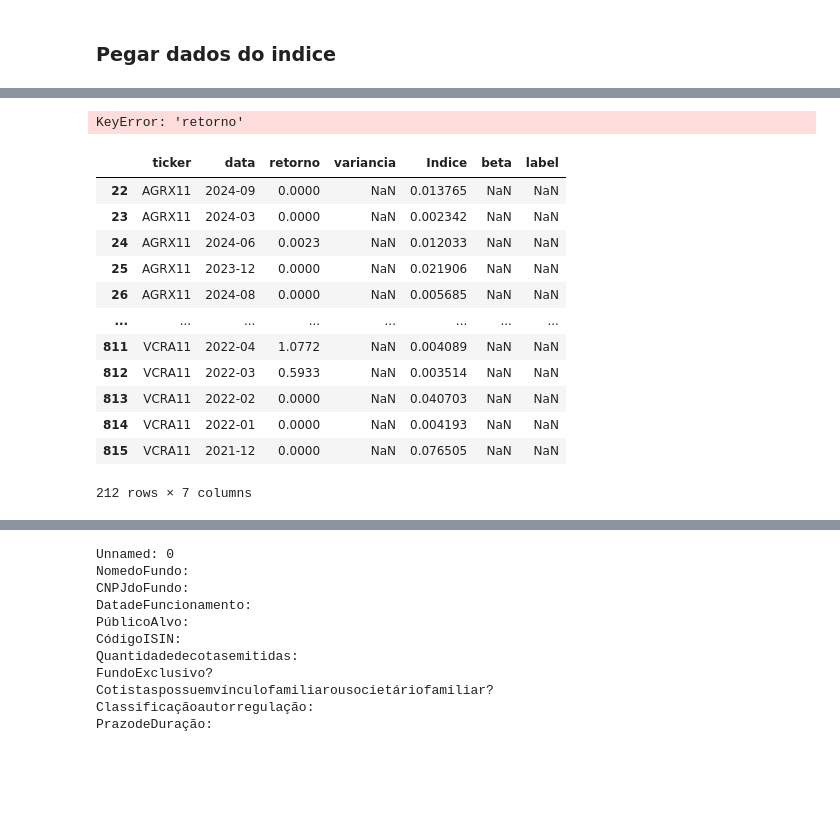
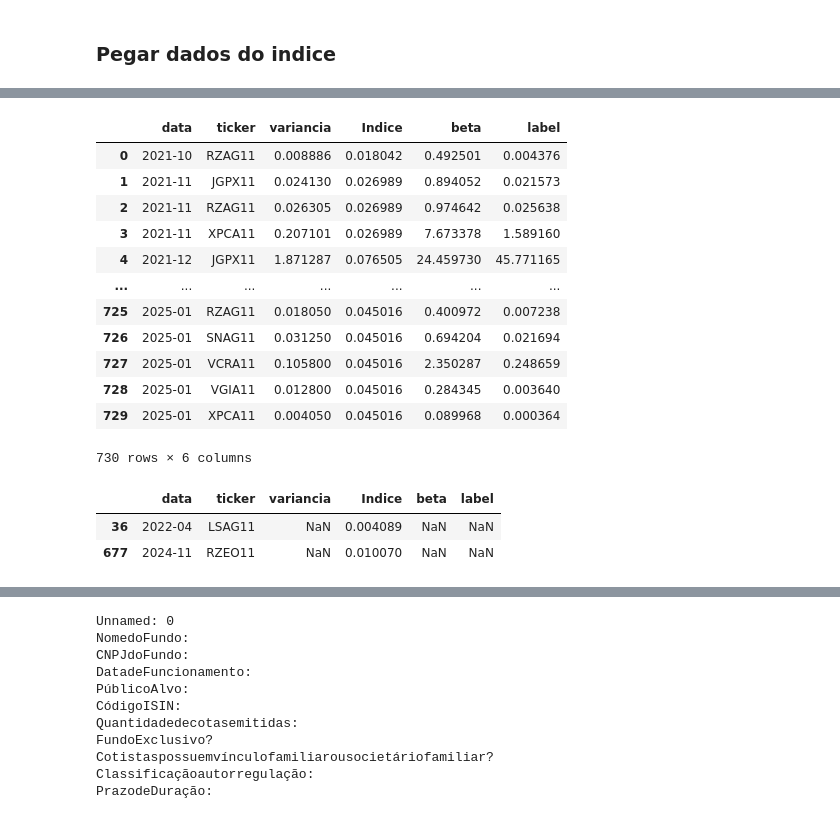
Before and after one commit to ErikMaia/tcc, a Jupyter notebook: src/analisys.ipynb, the cells around one changed output, grey strips where cells are left out. Cells and saved outputs as stored; diff of their text form; code cells hidden in the pictures; blank space fills up the shorter version.

```diff
--- a/src/analisys.ipynb
+++ b/src/analisys.ipynb
@@ -324,7 +321,7 @@ rotulo,variance
 # %% [markdown]
 ### Pegar dados do indice
 # %%
-indice = yf.download(['XFIX11.SA'], start='2019-1-1', end='',multi_level_index=False)['Open']
+indice = yf.download(['XFIX11.SA'], start='2019-1-1',multi_level_index=False)['Open']
 indice = indice.reset_index()
 indice['Data'] = indice['Date'].dt.to_period('M')
 indice = indice.groupby(by='Data')['Open'].var().reset_index()
@@ -344,23 +365,24 @@ rotulo
 # %%
-rotulo['beta'] = rotulo['variancia'] / rotulo['Indice']
-rotulo['label'] = rotulo['beta'] * rotulo['variancia'] * rotulo['retorno']
-
+rotulo['label'] = rotulo['beta'] * rotulo['variancia']
 rotulo
 # %% [output]
+|  | data | ticker | variancia | Indice | beta | label |
+| 0 | 2021-10 | RZAG11 | 0.008886 | 0.018042 | 0.492501 | 0.004376 |
+| 1 | 2021-11 | JGPX11 | 0.024130 | 0.026989 | 0.894052 | 0.021573 |
+| 2 | 2021-11 | RZAG11 | 0.026305 | 0.026989 | 0.974642 | 0.025638 |
+| 3 | 2021-11 | XPCA11 | 0.207101 | 0.026989 | 7.673378 | 1.589160 |
+| 4 | 2021-12 | JGPX11 | 1.871287 | 0.076505 | 24.459730 | 45.771165 |
+| ... | ... | ... | ... | ... | ... | ... |
+| 725 | 2025-01 | RZAG11 | 0.018050 | 0.045016 | 0.400972 | 0.007238 |
+| 726 | 2025-01 | SNAG11 | 0.031250 | 0.045016 | 0.694204 | 0.021694 |
+| 727 | 2025-01 | VCRA11 | 0.105800 | 0.045016 | 2.350287 | 0.248659 |
+| 728 | 2025-01 | VGIA11 | 0.012800 | 0.045016 | 0.284345 | 0.003640 |
+| 729 | 2025-01 | XPCA11 | 0.004050 | 0.045016 | 0.089968 | 0.000364 |
-KeyError: 'retorno'
+730 rows × 6 columns
 # %%
-rotulo.loc[rotulo['label'].isna()]
+without_label = rotulo.loc[rotulo['label'].isna()]
+without_label.head()
 # %% [output]
-|  | ticker | data | retorno | variancia | Indice | beta | label |
-| 22 | AGRX11 | 2024-09 | 0.0000 | NaN | 0.013765 | NaN | NaN |
-| 23 | AGRX11 | 2024-03 | 0.0000 | NaN | 0.002342 | NaN | NaN |
-| 24 | AGRX11 | 2024-06 | 0.0023 | NaN | 0.012033 | NaN | NaN |
-| 25 | AGRX11 | 2023-12 | 0.0000 | NaN | 0.021906 | NaN | NaN |
-| 26 | AGRX11 | 2024-08 | 0.0000 | NaN | 0.005685 | NaN | NaN |
-| ... | ... | ... | ... | ... | ... | ... | ... |
-| 811 | VCRA11 | 2022-04 | 1.0772 | NaN | 0.004089 | NaN | NaN |
-| 812 | VCRA11 | 2022-03 | 0.5933 | NaN | 0.003514 | NaN | NaN |
-| 813 | VCRA11 | 2022-02 | 0.0000 | NaN | 0.040703 | NaN | NaN |
-| 814 | VCRA11 | 2022-01 | 0.0000 | NaN | 0.004193 | NaN | NaN |
-| 815 | VCRA11 | 2021-12 | 0.0000 | NaN | 0.076505 | NaN | NaN |
+|  | data | ticker | variancia | Indice | beta | label |
+| 36 | 2022-04 | LSAG11 | NaN | 0.004089 | NaN | NaN |
+| 677 | 2024-11 | RZEO11 | NaN | 0.010070 | NaN | NaN |
-212 rows × 7 columns
```
Also changed, not shown: parts of 49 cells of this notebook.
